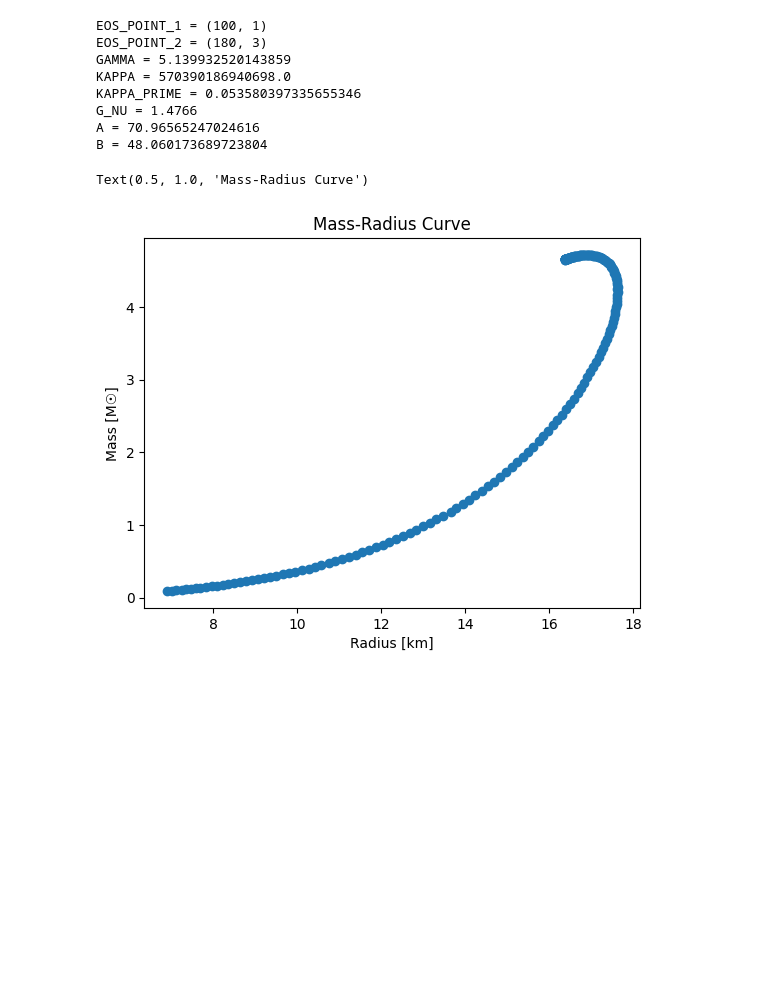
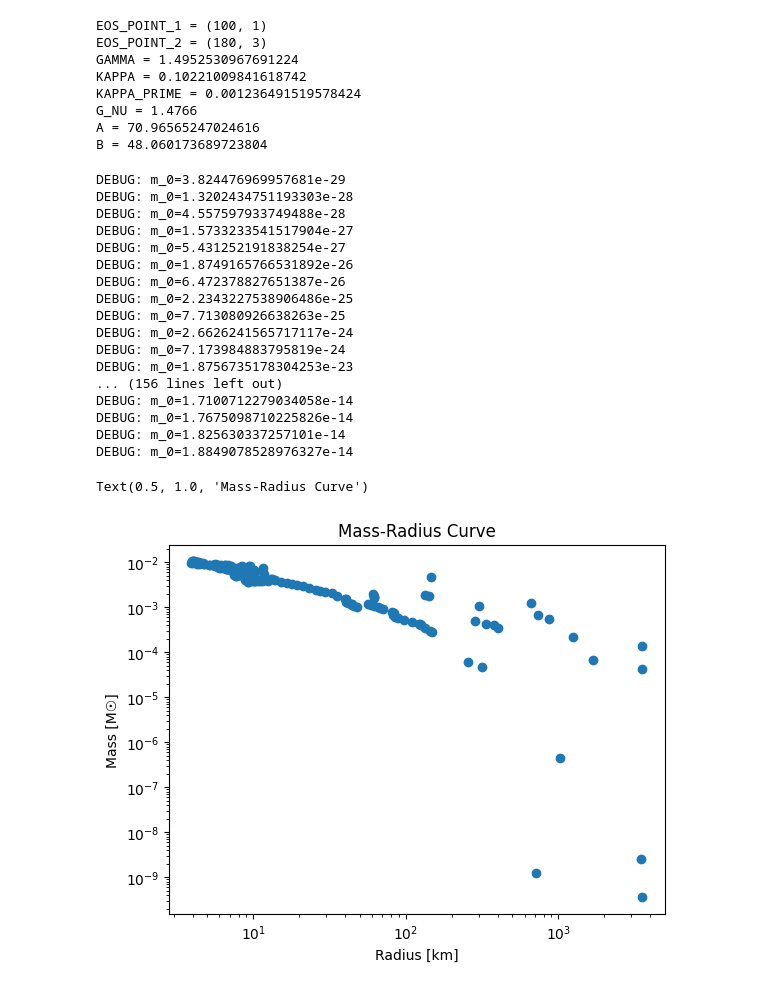
Before and after one commit to EHMD28/learn-scipy, a Jupyter notebook: tov/proof_of_concept.ipynb, the cells around one changed output. Drawn from its saved outputs; the diff is of its cells as text; code cells hidden in the pictures; blank space fills up the shorter version.

```diff
--- a/tov/proof_of_concept.ipynb
+++ b/tov/proof_of_concept.ipynb
@@ -4,6 +80,8 @@ from math import log10, sqrt
 from scipy.integrate import solve_ivp
 from scipy.constants import pi
 import numpy as np
+import pandas as pd
+
 
 EPSILON_0_MEV_PER_FM3 = 150 # MeV/fm^3
 MEV_PER_FM3_TO_SM_PER_KM_3 = 8.96498313e-7  # Conversion factor to convert from MeV/fm^3 to M☉/km^3
@@ -38,8 +116,8 @@ def kappa_prime(kappa, gamma):
 EOS_POINT_1 = (100, 1)  # (ε, P) in MeV/fm^3
 EOS_POINT_2 = (180, 3)  # (ε, P) in MeV/fm^3
 # TEMP (ref gamma): 1.869066370961403
-GAMMA = 2.75 * 1.869066370961403 # Dimensionless
-KAPPA = kappa(EOS_POINT_1, GAMMA)  # Units to cancel out epsilon^gamma where epsilon is in M☉/km^3.
+GAMMA = 1.4952530967691224 # Dimensionless
+KAPPA = 0.10221009841618742  # Units to cancel out epsilon^gamma where epsilon is in M☉/km^3.
 KAPPA_PRIME = kappa_prime(KAPPA, GAMMA) # Dimensionless
 
 # Scaling back to dimensional quantities
@@ -61,7 +139,8 @@ def radius_nu(r_prime):
 def tov_rhs(r, state):
     p, m = state
     if m <= 0:
-        raise ValueError("r0 is too small")
+        return (p, 3.824476969957681e-29)
+        # raise ValueError("r0 is too small")
     if p <= 0:
         return (0, m)
     epsilon = eos_epsilon(p)
@@ -87,15 +166,16 @@ def solve_tov(p_c) -> tuple[float, float]:
     r_0 = 1e-5
     epsilon = eos_epsilon(p_c)
     m_0 = (4 * pi / 3) * r_0**3 * epsilon
+    print(f"DEBUG: {m_0=}")
     solutions = solve_ivp(
         tov_rhs,
         t_span=(r_0, 50),  # Should terminate before reaching endpoint.
         y0=(p_c, m_0),
         events=surface_event,
     )
-    r_surface = solutions.t_events[0][0]
-    m_surface = solutions.y_events[0][0][1]
-    return (r_surface, m_surface)
+    # r_surface = solutions.t_events[0][0]
+    # m_surface = solutions.y_events[0][0][1]
+    return (max(solutions.t), max(solutions.y[1]))
 
 
 def test_single_p_c():
@@ -111,7 +191,8 @@ def test_single_p_c():
 
 
 def generate_mass_radius_curve(p_start, p_end) -> tuple[list[float], list[float]]:
-    pressure_range = np.logspace(p_start, p_end, num=200)
+    # pressure_range = np.logspace(p_start, p_end, num=200)
+    pressure_range = EOS_DICT.keys()
     radii = []
     masses = []
     for p_c in pressure_range:
@@ -147,25 +228,44 @@ DEBUG()
 # %% [output]
 EOS_POINT_1 = (100, 1)
 EOS_POINT_2 = (180, 3)
-GAMMA = 5.139932520143859
-KAPPA = 570390186940698.0
-KAPPA_PRIME = 0.053580397335655346
+GAMMA = 1.4952530967691224
+KAPPA = 0.10221009841618742
+KAPPA_PRIME = 0.001236491519578424
 G_NU = 1.4766
 A = 70.96565247024616
 B = 48.060173689723804
 # %%
 import matplotlib.pyplot as plt
 
 radii, masses = generate_mass_radius_curve(0, 5)
 
 fig, ax1 = plt.subplots()
 ax1.scatter(radii, masses)
+ax1.set_xscale("log")
+ax1.set_yscale("log")
 ax1.set_ylabel("Mass [M☉]")
 ax1.set_xlabel("Radius [km]")
 ax1.set_title("Mass-Radius Curve")
 # %% [output]
-Text(0.5, 1.0, 'Mass-Radius Curve')
+DEBUG: m_0=3.824476969957681e-29
+DEBUG: m_0=1.3202434751193303e-28
+DEBUG: m_0=4.557597933749488e-28
+DEBUG: m_0=1.5733233541517904e-27
+DEBUG: m_0=5.431252191838254e-27
+DEBUG: m_0=1.8749165766531892e-26
+DEBUG: m_0=6.472378827651387e-26
+DEBUG: m_0=2.2343227538906486e-25
+DEBUG: m_0=7.713080926638263e-25
+DEBUG: m_0=2.6626241565717117e-24
+DEBUG: m_0=7.173984883795819e-24
+DEBUG: m_0=1.8756735178304253e-23
+... (156 lines left out)
+DEBUG: m_0=1.7100712279034058e-14
+DEBUG: m_0=1.7675098710225826e-14
+DEBUG: m_0=1.825630337257101e-14
+DEBUG: m_0=1.8849078528976327e-14
+Text(0.5, 1.0, 'Mass-Radius Curve')
-[figure, old version]
+[figure, new version]
 # %%
 import numpy as np
 import matplotlib.pyplot as plt
```
Also changed, not shown: parts of 3 cells of this notebook, 1 other file.
